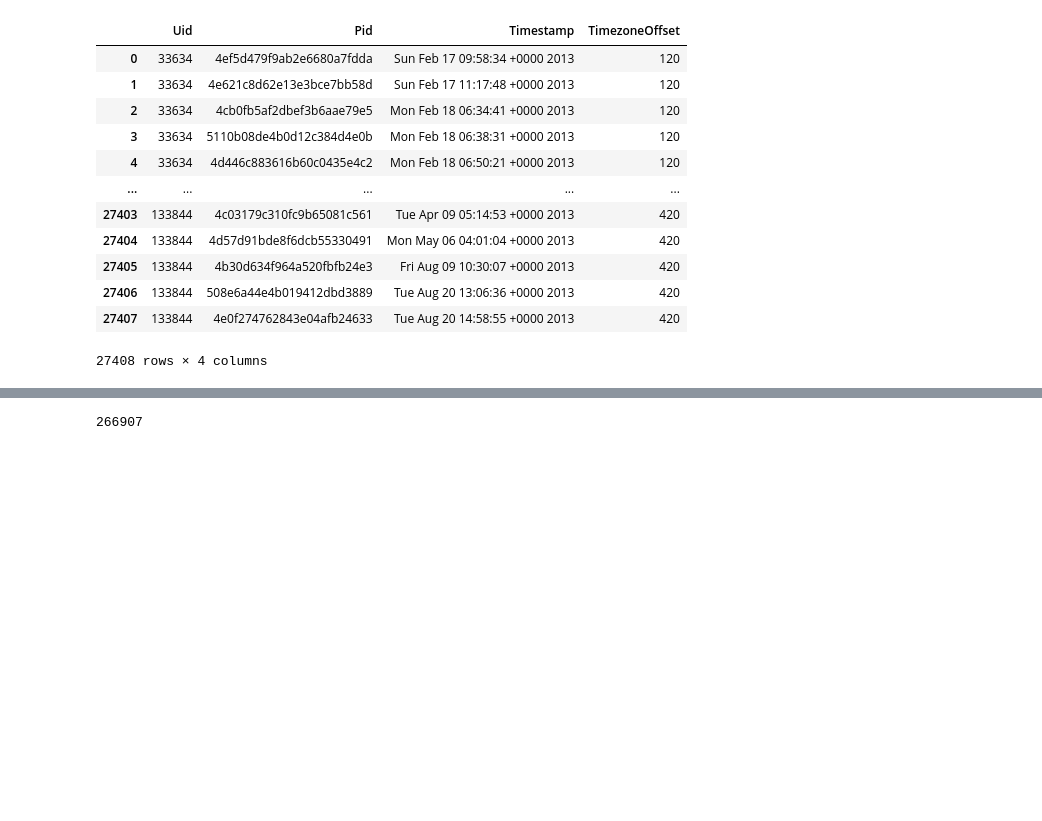
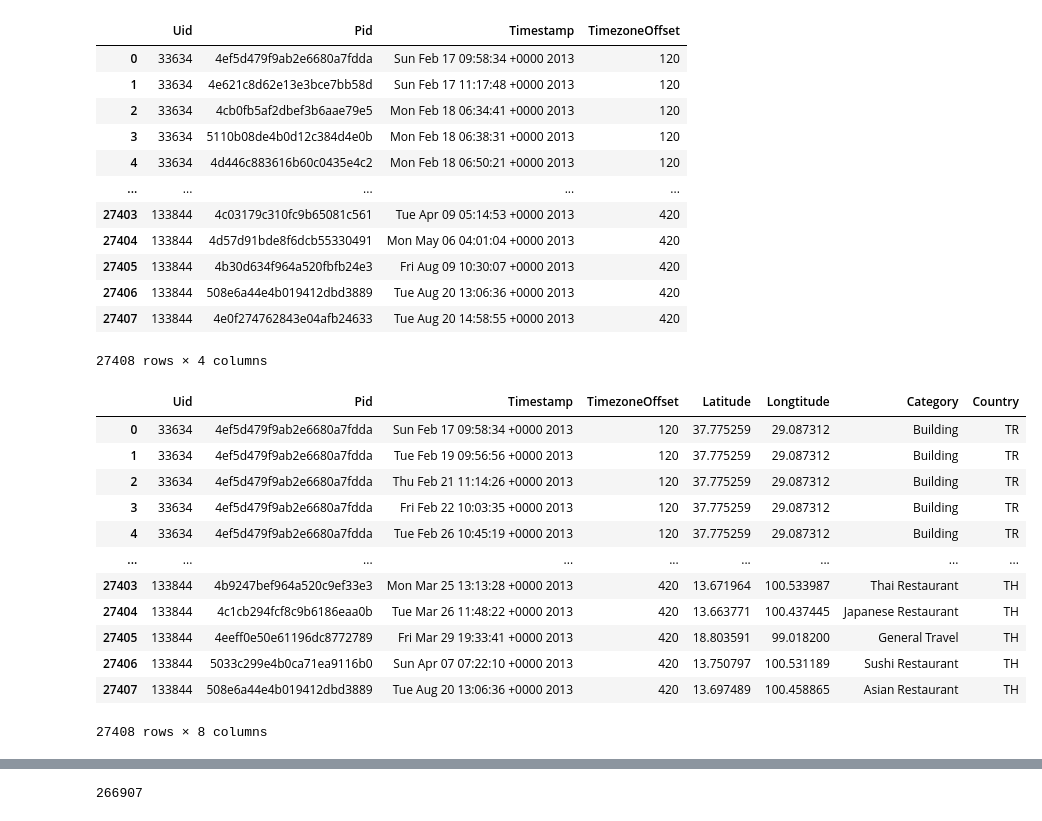
Before and after one commit to SW804F22/Recommender, a Jupyter notebook: Johan/Recommender.ipynb, the cells around one changed output, grey strips where cells are left out. Saved outputs shown, nothing was run; the diff lists cells and outputs as text; code cells hidden in the pictures; blank space fills up the shorter version.

```diff
--- a/Johan/Recommender.ipynb
+++ b/Johan/Recommender.ipynb
@@ -100,0 +105,16 @@ checkins_100_users
+# %%
+checkin_data
+# %% [output]
+|  | Uid | Pid | Timestamp | TimezoneOffset | Latitude | Longtitude | Category | Country |
+| 0 | 33634 | 4ef5d479f9ab2e6680a7fdda | Sun Feb 17 09:58:34 +0000 2013 | 120 | 37.775259 | 29.087312 | Building | TR |
+| 1 | 33634 | 4ef5d479f9ab2e6680a7fdda | Tue Feb 19 09:56:56 +0000 2013 | 120 | 37.775259 | 29.087312 | Building | TR |
+| 2 | 33634 | 4ef5d479f9ab2e6680a7fdda | Thu Feb 21 11:14:26 +0000 2013 | 120 | 37.775259 | 29.087312 | Building | TR |
+| 3 | 33634 | 4ef5d479f9ab2e6680a7fdda | Fri Feb 22 10:03:35 +0000 2013 | 120 | 37.775259 | 29.087312 | Building | TR |
+| 4 | 33634 | 4ef5d479f9ab2e6680a7fdda | Tue Feb 26 10:45:19 +0000 2013 | 120 | 37.775259 | 29.087312 | Building | TR |
+| ... | ... | ... | ... | ... | ... | ... | ... | ... |
+| 27403 | 133844 | 4b9247bef964a520c9ef33e3 | Mon Mar 25 13:13:28 +0000 2013 | 420 | 13.671964 | 100.533987 | Thai Restaurant | TH |
+| 27404 | 133844 | 4c1cb294fcf8c9b6186eaa0b | Tue Mar 26 11:48:22 +0000 2013 | 420 | 13.663771 | 100.437445 | Japanese Restaurant | TH |
+| 27405 | 133844 | 4eeff0e50e61196dc8772789 | Fri Mar 29 19:33:41 +0000 2013 | 420 | 18.803591 | 99.018200 | General Travel | TH |
+| 27406 | 133844 | 5033c299e4b0ca71ea9116b0 | Sun Apr 07 07:22:10 +0000 2013 | 420 | 13.750797 | 100.531189 | Sushi Restaurant | TH |
+| 27407 | 133844 | 508e6a44e4b019412dbd3889 | Tue Aug 20 13:06:36 +0000 2013 | 420 | 13.697489 | 100.458865 | Asian Restaurant | TH |
+27408 rows × 8 columns
```
Also changed, not shown: parts of 8 cells of this notebook.
